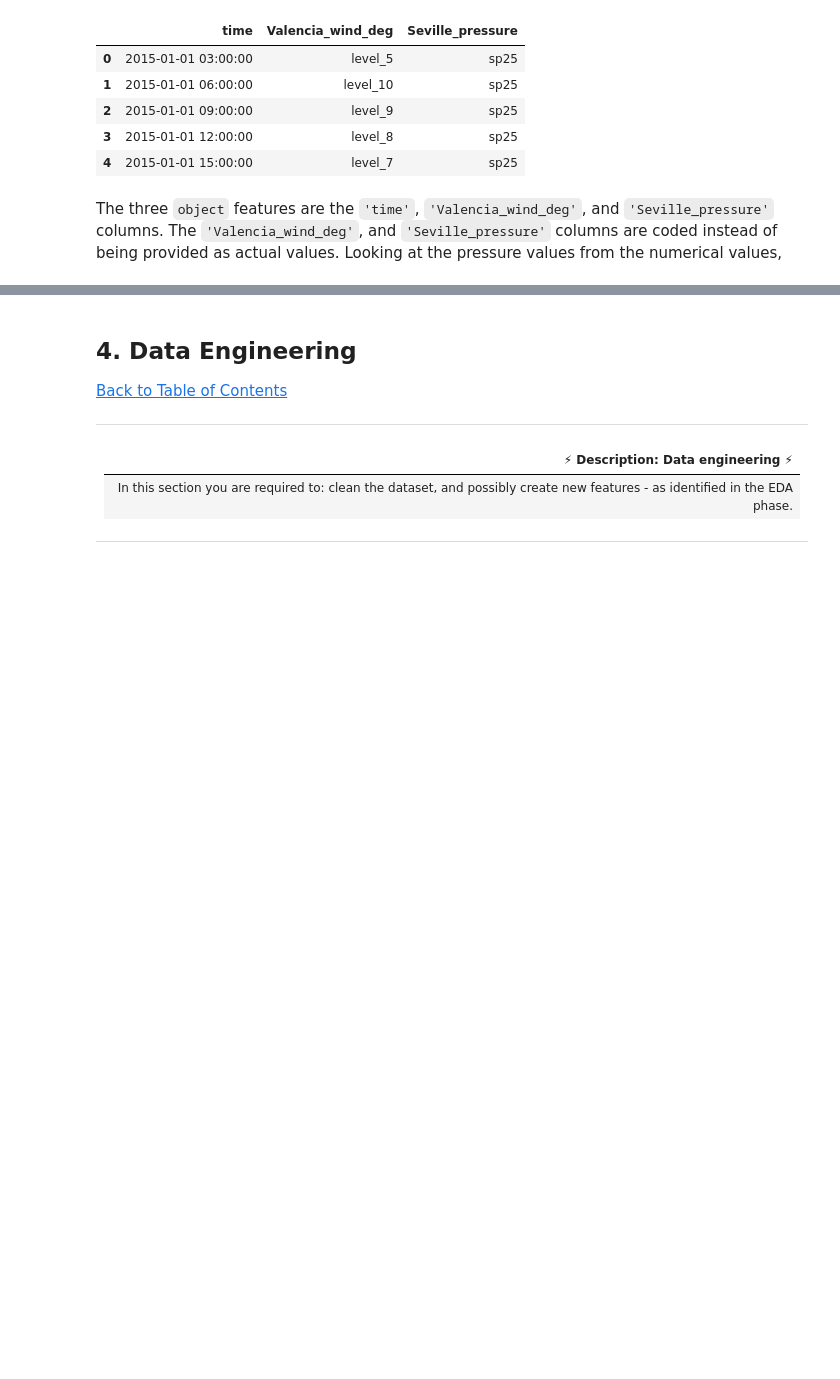
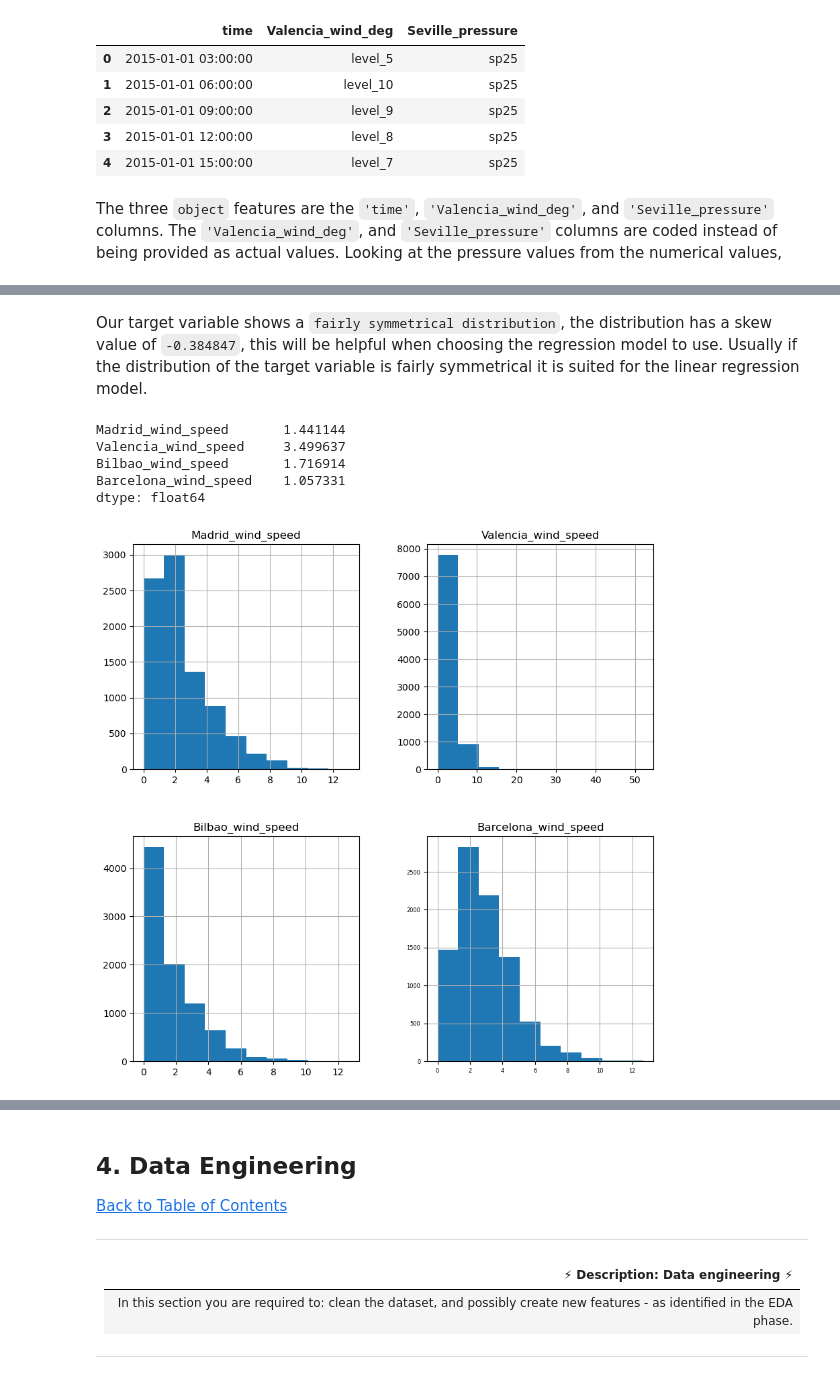
Before and after one commit to queen9921/advanced_regression, a Jupyter notebook: starter-notebook.ipynb, the cells around one changed output, grey strips where cells are left out. Cells and saved outputs as stored; diff of their text form; code cells hidden in the pictures; blank space fills up the shorter version.

Commit message:
EDA and Model Fit

```diff
--- a/starter-notebook.ipynb
+++ b/starter-notebook.ipynb
@@ -253,0 +366,15 @@ The three `object` features are the `'time'`, `'Valencia_wind_deg'`, and `'Sevil
+# %% [markdown]
+Our target variable shows a `fairly symmetrical distribution`, the distribution  has a skew value of `-0.384847`, this will be helpful when choosing the regression model to use. Usually if the distribution of the target variable is fairly symmetrical it is suited for the linear regression model.
+# %%
+features = ['Madrid_wind_speed', 'Valencia_wind_speed', 'Bilbao_wind_speed', 'Barcelona_wind_speed']
+df_train[features].hist(figsize=(10,10))
+plt.xticks(fontsize=6)
+plt.yticks(fontsize=6)
+df_train[features].skew()
+# %% [output]
+Madrid_wind_speed       1.441144
+Valencia_wind_speed     3.499637
+Bilbao_wind_speed       1.716914
+Barcelona_wind_speed    1.057331
+dtype: float64
+[figure, added]
```
Also changed, not shown: parts of 26 cells of this notebook, 1 other file.
